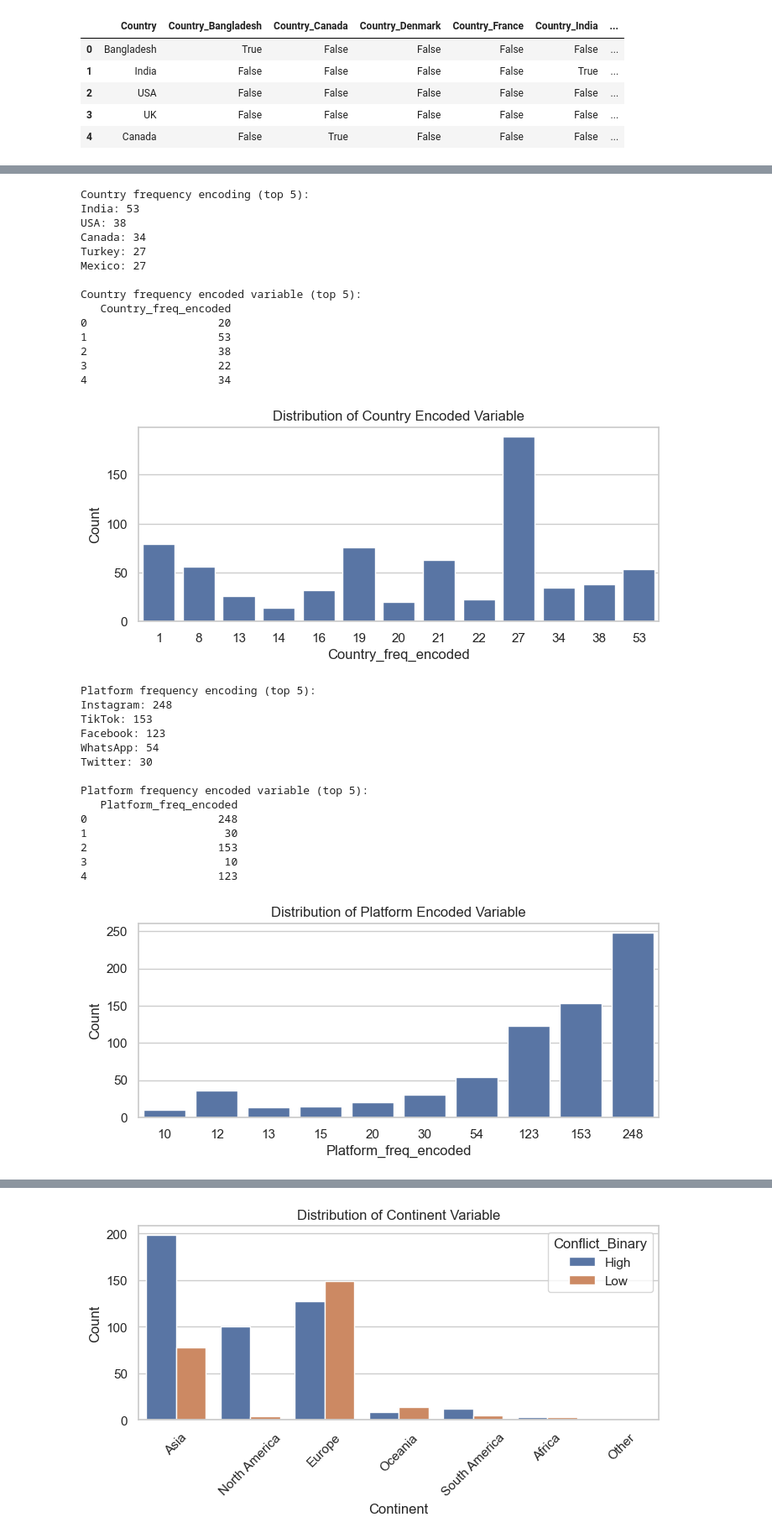
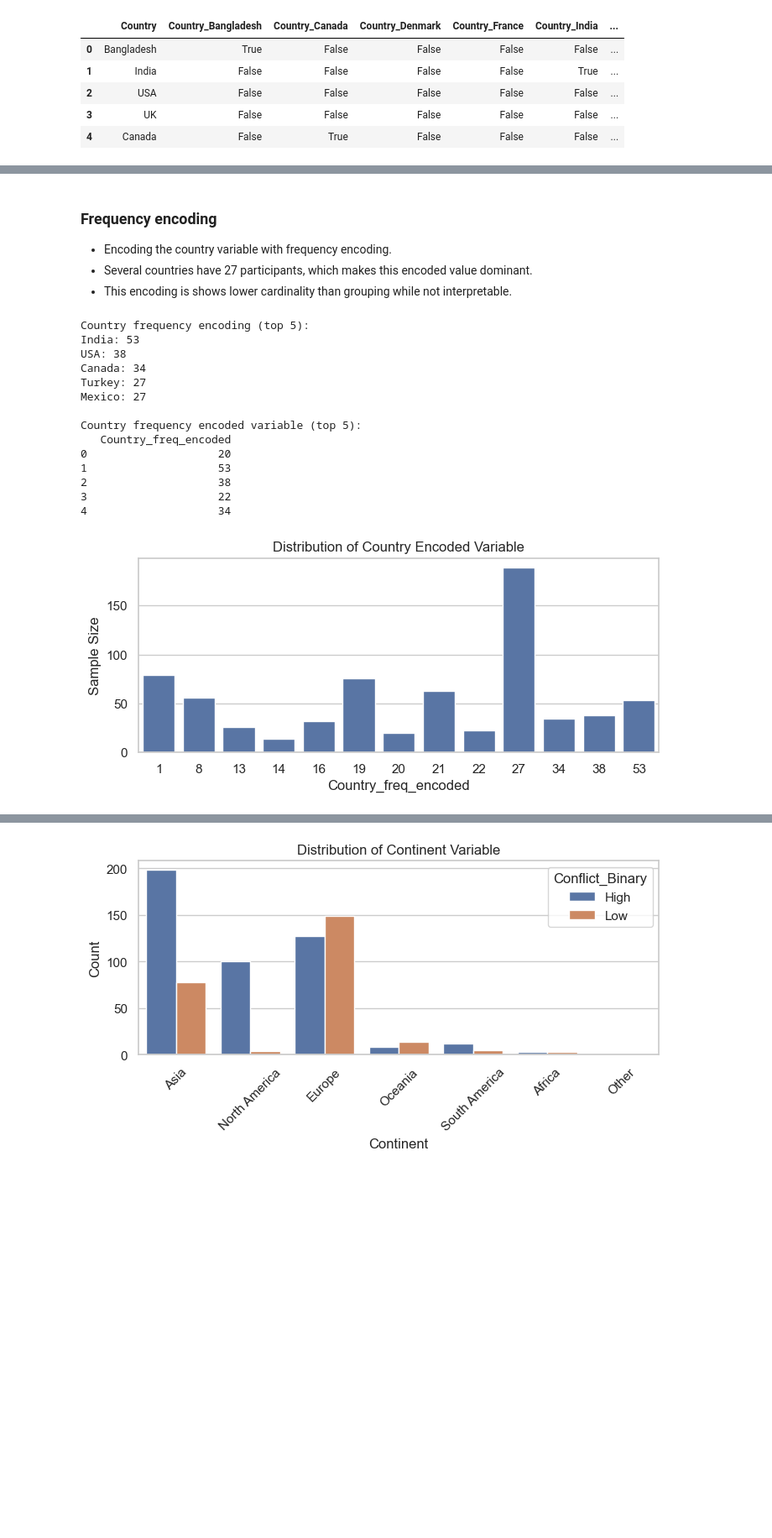
Before and after one commit to numberwrangler/SDS-CP029-social-sphere, a Jupyter notebook: submissions/team-members/bob-hosseini/notebooks/01_EDA_SocialSphere.ipynb, the cells around one changed output, grey strips where cells are left out. Shown at 84% size. Saved outputs shown, nothing was run; the diff lists cells and outputs as text; code cells hidden in the pictures; blank space fills up the shorter version.

```diff
--- a/submissions/team-members/bob-hosseini/notebooks/01_EDA_SocialSphere.ipynb
+++ b/submissions/team-members/bob-hosseini/notebooks/01_EDA_SocialSphere.ipynb
@@ -938,3 +901,8 @@ Name: count, dtype: int64
+# %% [markdown]
+### Frequency encoding
+- Encoding the country variable with frequency encoding.
+- Several countries have 27 participants, which makes this encoded value dominant.
+- This encoding is shows lower cardinality than grouping while not interpretable.
 # %%
 # 3. Frequency-based encoding for Country and Platform
 def encode_frequency(df, column_name):
@@ -949,48 +917,33 @@ def encode_frequency(df, column_name):
     # print the first 5 rows of the encoded variable
     print(f"\n{column_name} frequency encoded variable (top 5):")
     print(df[[f'{column_name}_freq_encoded']].head())
 
     # plot encoded variable distribution
     plt.figure(figsize=(8, 3))
     sns.countplot(data=df, x=f'{column_name}_freq_encoded')
     plt.title(f'Distribution of {column_name} Encoded Variable')
-    plt.ylabel('Count')
+    plt.ylabel('Sample Size')
     plt.show()
 
     return df
 
 # Country frequency encoding
 df_encoded =  encode_frequency(df_encoded, 'Country')
-df_encoded =  encode_frequency(df_encoded, 'Platform')
+# df_encoded =  encode_frequency(df_encoded, 'Platform')
 # df_encoded
 # %% [output]
 Country frequency encoding (top 5):
 India: 53
 USA: 38
 Canada: 34
 Turkey: 27
 Mexico: 27
 
 Country frequency encoded variable (top 5):
    Country_freq_encoded
 0                    20
 1                    53
 2                    38
 3                    22
 4                    34
-[figure, old version]
+[figure, new version]
-Platform frequency encoding (top 5):
-Instagram: 248
-TikTok: 153
-Facebook: 123
-WhatsApp: 54
-Twitter: 30
-
-Platform frequency encoded variable (top 5):
-   Platform_freq_encoded
-0                    248
-1                     30
-2                    153
-3                     10
-4                    123
-[figure, removed]
```
Also changed, not shown: parts of 16 cells of this notebook, 11 other files.
